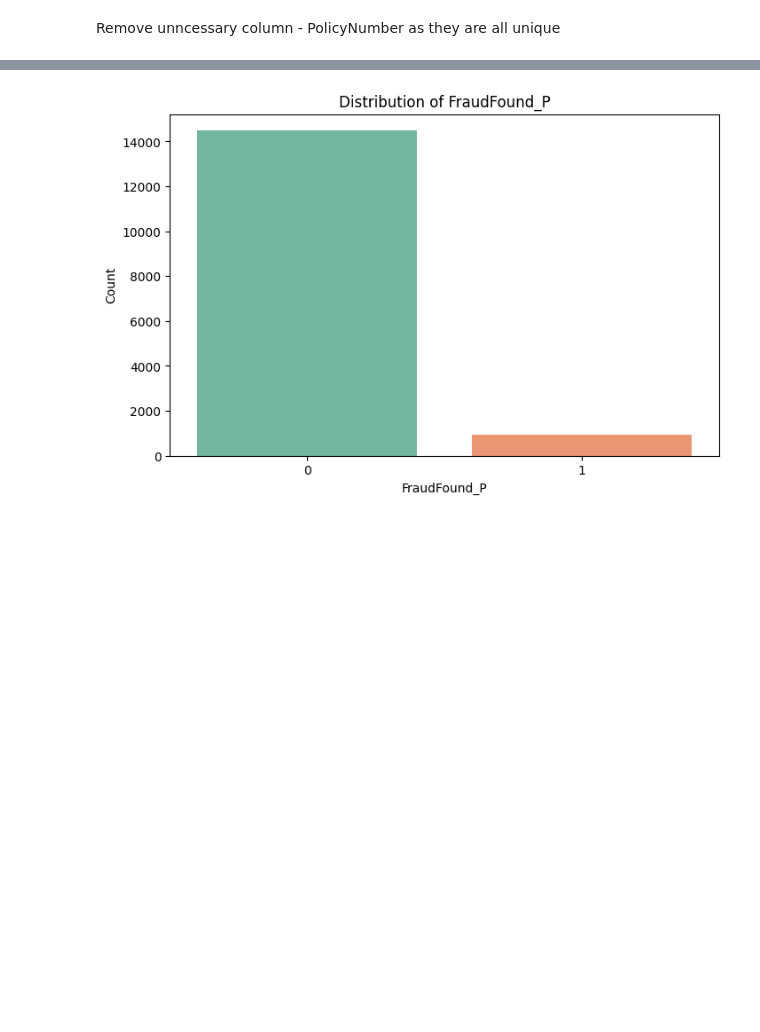
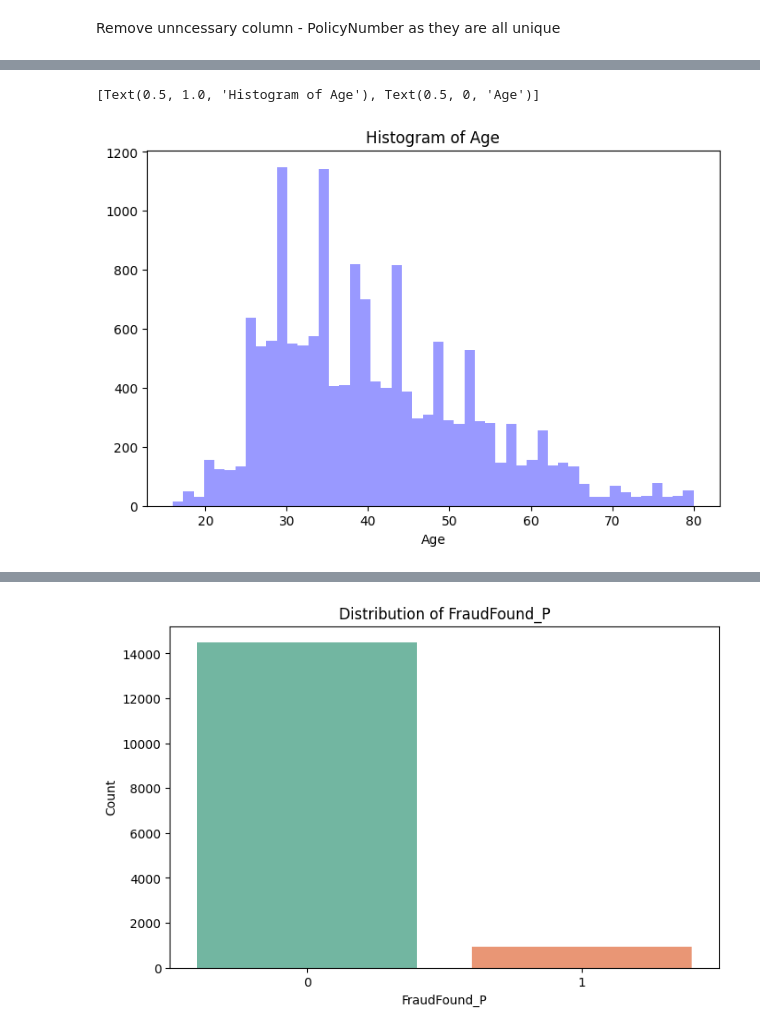
Before and after one commit to irungus/Applied-Machine-Learning, a Jupyter notebook: POA CAT 1.ipynb, the cells around one changed output, grey strips where cells are left out. Saved outputs shown, nothing was run; the diff lists cells and outputs as text; code cells hidden in the pictures; blank space fills up the shorter version.

```diff
--- a/POA CAT 1.ipynb
+++ b/POA CAT 1.ipynb
@@ -233,0 +328,8 @@ data.drop('PolicyNumber', axis = 1, inplace = True)
+# %%
+# Create a histogram of the Age column to look at the distribution
+fig, ax = plt.subplots(figsize = (8, 5))
+sns.distplot(data['Age'], kde= False, bins = 50, ax = ax , color = 'Blue')
+ax.set(title = 'Histogram of Age', xlabel = 'Age')
+# %% [output]
+[Text(0.5, 1.0, 'Histogram of Age'), Text(0.5, 0, 'Age')]
+[figure, added]
```
Also changed, not shown: parts of 20 cells of this notebook.
